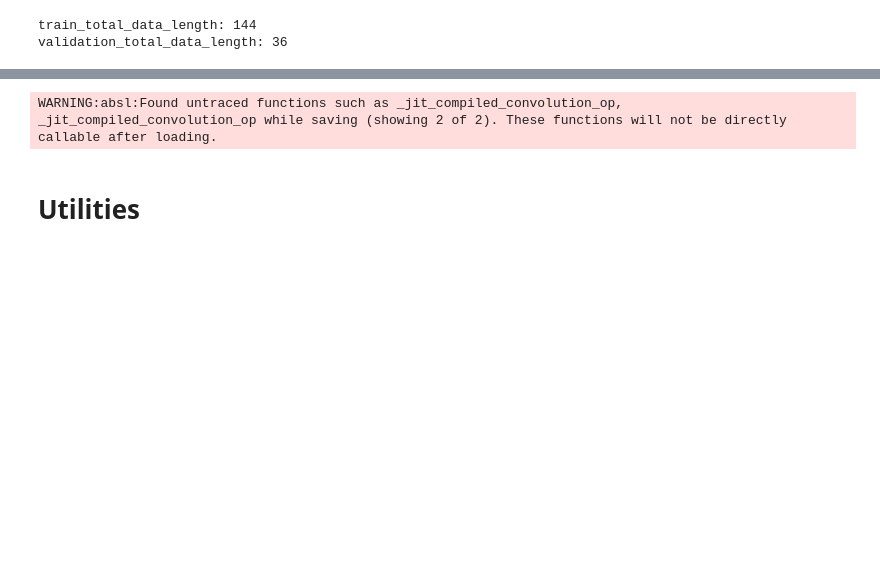
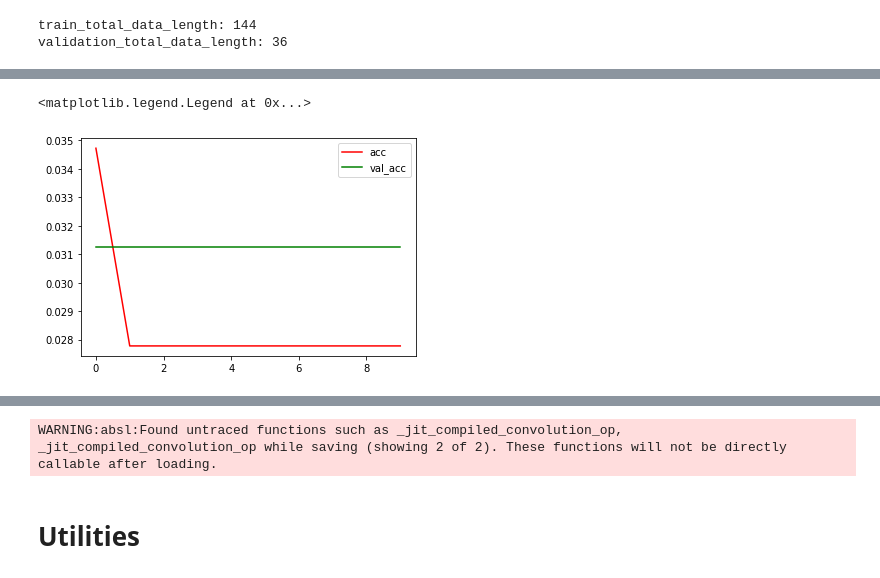
Before and after one commit to sueqixue/ese5190-2022-final-project-keyboard-part, a Jupyter notebook: 519_keyboard_model.ipynb, the cells around one changed output, grey strips where cells are left out. Drawn from its saved outputs; the diff is of its cells as text; code cells hidden in the pictures; blank space fills up the shorter version.

```diff
--- a/519_keyboard_model.ipynb
+++ b/519_keyboard_model.ipynb
@@ -25,7 +25,7 @@ from tensorflow.keras.models import Sequential
 from os.path import exists
 from google.colab import files
 # %%
-BATCH_SIZE = 2
+BATCH_SIZE = 8
 INPUT_HEIGHT = 32
 INPUT_WIDTH = 32
 INPUT_CHANNEL= 3
@@ -114,7 +95,7 @@ def file_dataset_from_directory(data_path, data_type):
               content = resize_file_data(content)
               data.append(content)
               # data and label type should be the same
-              label.append(int(ord(name)))
+              label.append(int(ord(name)) - 55)
               # print(data)
 
   # Shuffle the data and label in the same order
@@ -136,14 +117,15 @@ def file_dataset_from_directory(data_path, data_type):
       # print(f"data_num = {data_num}")
       data_index = count * BATCH_SIZE + data_num
       # print(f'data_index = {data_index}')
-      this_data_batch[data_num] = data_shuffled[data_index]
+      this_data_batch[data_num] = data_shuffled[data_index] / 128
+      # this_data_batch[data_num] = this_data_batch[data_num].astype(int)
       this_label_batch[data_num] = label_shuffled[data_index]
 
-    this_data_batch = tf.convert_to_tensor(this_data_batch)
+    this_data_batch = tf.convert_to_tensor(this_data_batch, dtype=tf.float32)
     this_data_batch = tf.reshape(this_data_batch, [BATCH_SIZE, INPUT_HEIGHT, INPUT_WIDTH, INPUT_CHANNEL])
     my_dataset_data.append(this_data_batch)
 
-    this_label_batch = tf.convert_to_tensor(this_label_batch)
+    this_label_batch = tf.convert_to_tensor(this_label_batch, dtype=tf.int8)
     this_label_batch = tf.reshape(this_label_batch, [BATCH_SIZE])
     my_dataset_label.append(this_label_batch)
 
@@ -153,21 +135,21 @@ def file_dataset_from_directory(data_path, data_type):
 # Define a simple sequential model
 def create_model():
   model = tf.keras.Sequential([
-    layers.Conv2D(16, 3, padding='same', activation='relu', input_shape=(INPUT_HEIGHT, INPUT_WIDTH, INPUT_CHANNEL)),
-    layers.MaxPooling2D(),
-    layers.Dropout(0.1),
-    layers.Conv2D(32, 3, padding='same', activation='relu'),
-    layers.MaxPooling2D(),
-    layers.Dropout(0.1),
+    layers.Conv2D(8, 3, padding='same', activation='relu', input_shape=(INPUT_HEIGHT, INPUT_WIDTH, INPUT_CHANNEL)),
+    layers.MaxPooling2D((2, 2)),
+    layers.Dropout(0.5),
+    layers.Conv2D(16, 3, padding='same', activation='relu'),
+    layers.MaxPooling2D((2, 2)),
+    layers.Dropout(0.5),
     layers.Flatten(),
     layers.Dense(128, activation='relu'),
-    layers.Dropout(0.1),
+    layers.Dropout(0.5),
     layers.Dense(num_classes, activation="softmax")
   ])
 
   model.compile(optimizer='adam',
-                loss=tf.keras.losses.SparseCategoricalCrossentropy(from_logits=True),
-                metrics=[tf.keras.metrics.SparseCategoricalAccuracy()])
+                loss='sparse_categorical_crossentropy',
+                metrics=['accuracy'])
 
   return model
 # %%
@@ -234,2 +216,9 @@ Epoch 10/10
+# %%
+plt.plot(his.history['accuracy'], label='acc', color='red')
+plt.plot(his.history['val_accuracy'], label='val_acc', color='green')
+plt.legend()
+# %% [output]
+<matplotlib.legend.Legend at 0x...>
+[figure, added]
 # %%
 # Save the entire model as a SavedModel.
```
Also changed, not shown: parts of 9 cells of this notebook.
